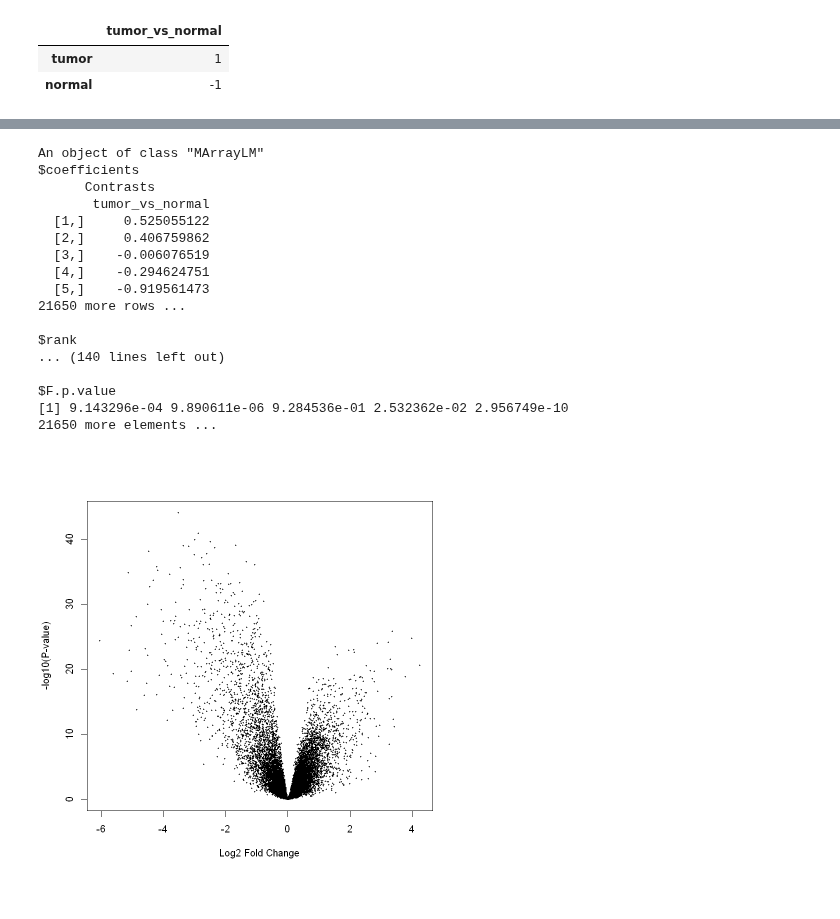
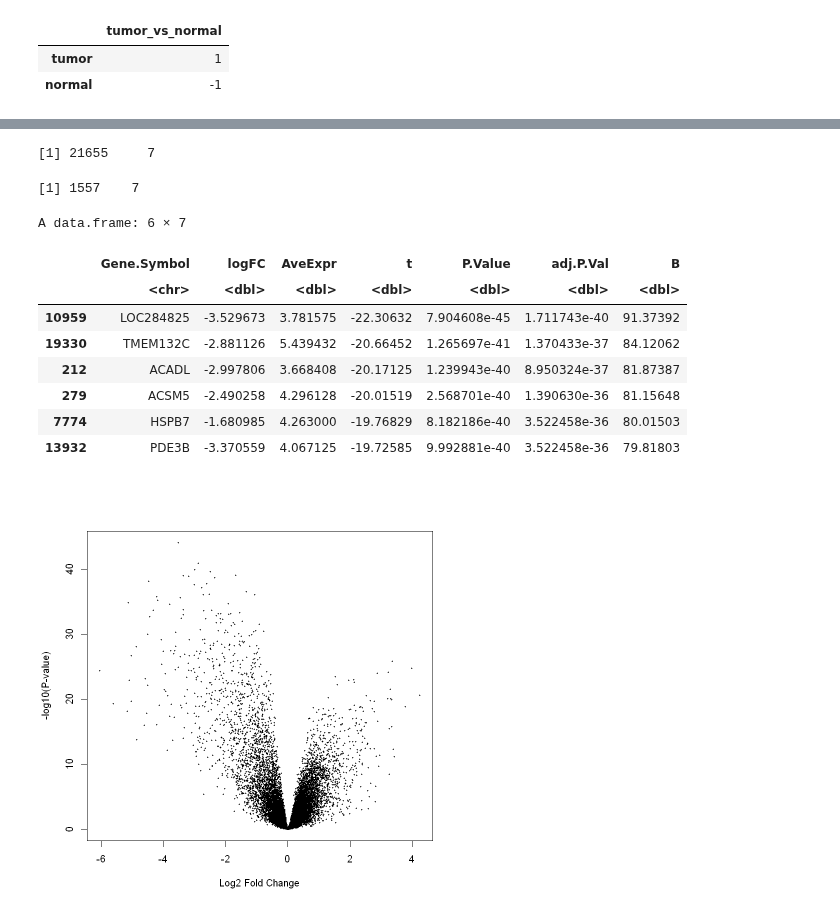
Before and after one commit to ramyap06/KongLab-ImmuneMLSurvivalAnalysis, a Jupyter notebook: src/deg_analysis.ipynb, the cells around one changed output, grey strips where cells are left out. Saved outputs shown, nothing was run; the diff lists cells and outputs as text; code cells hidden in the pictures.

```diff
--- a/src/deg_analysis.ipynb
+++ b/src/deg_analysis.ipynb
@@ -134,25 +102,40 @@ Levels   tumor_vs_normal
 # %%
 # find DEGs using bayesian stats
 fit_contrast <- eBayes(fit_contrast)
-fit_contrast
+
+# generate a list of all differentially expressed genes
+all_genes <- topTable(fit_contrast, number = Inf, adjust = "BH")
+dim(all_genes)
+
+# filter out for all significant DEGs
+deg_genes <- all_genes[
+    all_genes$P.Value < 0.05 &
+    all_genes$adj.P.Val < 0.05 &
+    abs(all_genes$logFC) > 1,
+]
+dim(deg_genes)
+head(deg_genes)
+
+# make dataframe into list of gene symbols
+deg_genes_list <- deg_genes$Gene.Symbol
+
+# eBayes
+#   - moderated t: shrinks standard error using empirical Bayes
+#   - moderated f: tests multiple coeffs/conditions
+#   - empirical bayes: variance shrink, posterior (shrunken) variance estimate
+#   - p-val adjust: Benjamini-Hochberg FDR
 # %% [output]
-An object of class "MArrayLM"
-$coefficients
-      Contrasts
-       tumor_vs_normal
-  [1,]     0.525055122
-  [2,]     0.406759862
-  [3,]    -0.006076519
-  [4,]    -0.294624751
-  [5,]    -0.919561473
-21650 more rows ...
-
-$rank
-... (140 lines left out)
-
-$F.p.value
-[1] 9.143296e-04 9.890611e-06 9.284536e-01 2.532362e-02 2.956749e-10
-21650 more elements ...
+[1] 21655     7
+[1] 1557    7
+A data.frame: 6 × 7
+|  | Gene.Symbol | logFC | AveExpr | t | P.Value | adj.P.Val | B |
+|  | <chr> | <dbl> | <dbl> | <dbl> | <dbl> | <dbl> | <dbl> |
+| 10959 | LOC284825 | -3.529673 | 3.781575 | -22.30632 | 7.904608e-45 | 1.711743e-40 | 91.37392 |
+| 19330 | TMEM132C | -2.881126 | 5.439432 | -20.66452 | 1.265697e-41 | 1.370433e-37 | 84.12062 |
+| 212 | ACADL | -2.997806 | 3.668408 | -20.17125 | 1.239943e-40 | 8.950324e-37 | 81.87387 |
+| 279 | ACSM5 | -2.490258 | 4.296128 | -20.01519 | 2.568701e-40 | 1.390630e-36 | 81.15648 |
+| 7774 | HSPB7 | -1.680985 | 4.263000 | -19.76829 | 8.182186e-40 | 3.522458e-36 | 80.01503 |
+| 13932 | PDE3B | -3.370559 | 4.067125 | -19.72585 | 9.992881e-40 | 3.522458e-36 | 79.81803 |
 # %%
 # generate a vocalno plot to visualize differential expression
 volcanoplot(fit_contrast)
```
Also changed, not shown: parts of 11 cells of this notebook, 7 other files.
